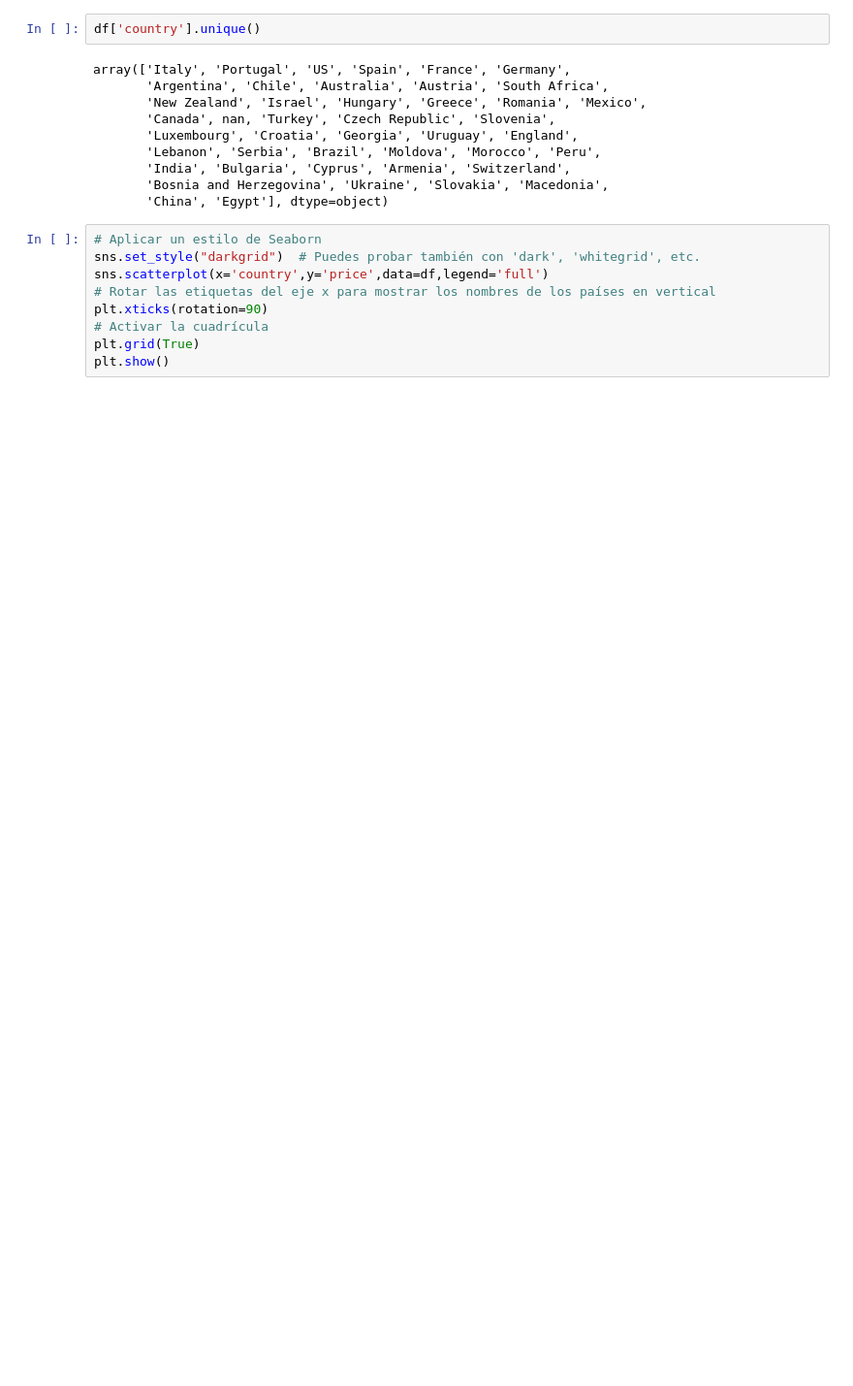
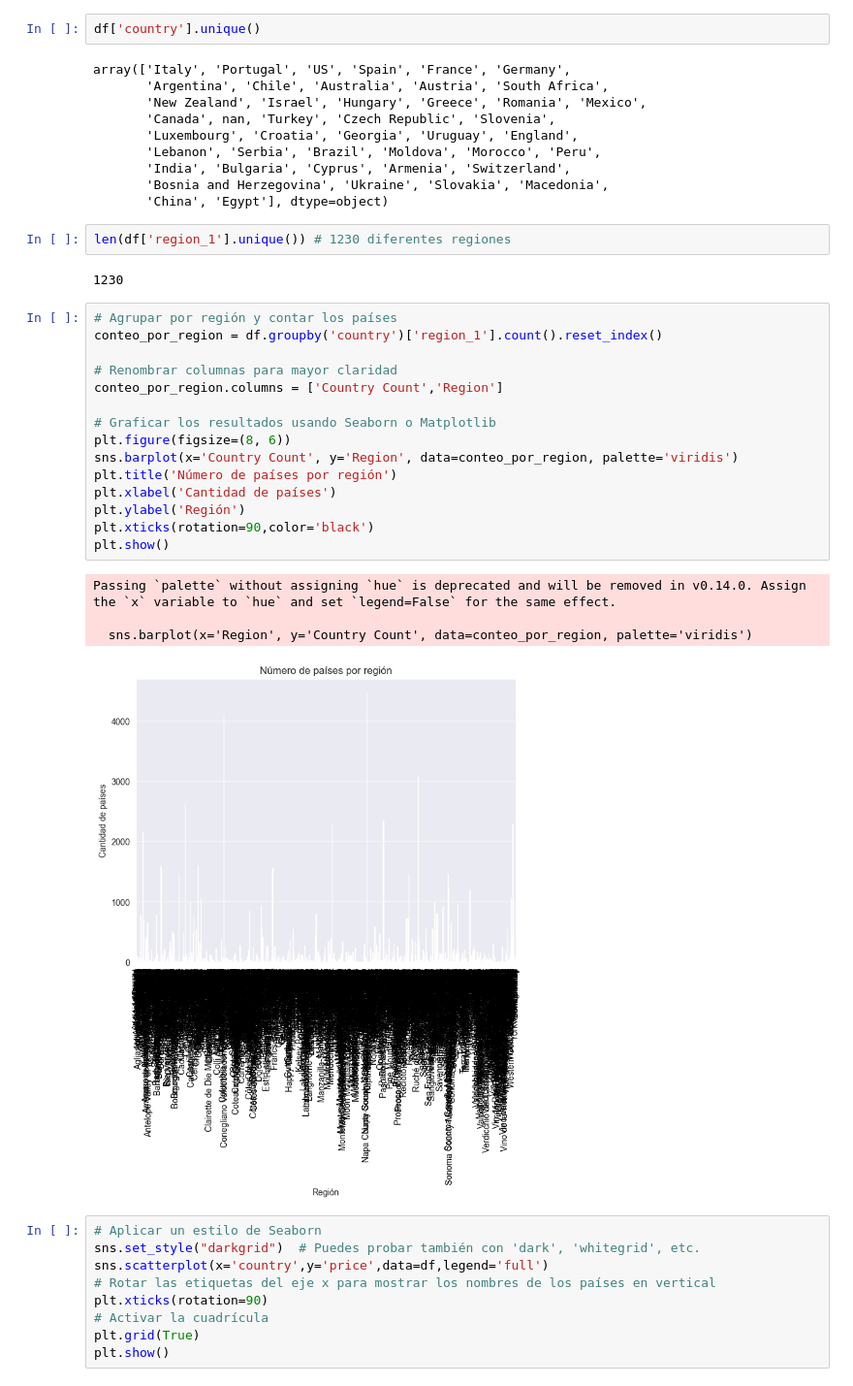
Before and after one commit to OscarMoralesMejia/UsoDeStreamlit, a Jupyter notebook: pages/eda.ipynb, the cells around one changed output. Shown at 97% size. Cells and saved outputs as stored; diff of their text form; blank space fills up the shorter version.

```diff
--- a/pages/eda.ipynb
+++ b/pages/eda.ipynb
@@ -22,6 +22,30 @@ array(['Italy', 'Portugal', 'US', 'Spain', 'France', 'Germany',
        'India', 'Bulgaria', 'Cyprus', 'Armenia', 'Switzerland',
        'Bosnia and Herzegovina', 'Ukraine', 'Slovakia', 'Macedonia',
        'China', 'Egypt'], dtype=object)
+# %%
+len(df['region_1'].unique()) # 1230 diferentes regiones
+# %% [output]
+1230
+# %%
+# Agrupar por región y contar los países
+conteo_por_region = df.groupby('country')['region_1'].count().reset_index()
+
+# Renombrar columnas para mayor claridad
+conteo_por_region.columns = ['Country Count','Region']
+
+# Graficar los resultados usando Seaborn o Matplotlib
+plt.figure(figsize=(8, 6))
+sns.barplot(x='Country Count', y='Region', data=conteo_por_region, palette='viridis')
+plt.title('Número de países por región')
+plt.xlabel('Cantidad de países')
+plt.ylabel('Región')
+plt.xticks(rotation=90,color='black')
+plt.show()
+# %% [output]
+Passing `palette` without assigning `hue` is deprecated and will be removed in v0.14.0. Assign the `x` variable to `hue` and set `legend=False` for the same effect.
+
+  sns.barplot(x='Region', y='Country Count', data=conteo_por_region, palette='viridis')
+[figure, added]
 # %%
 # Aplicar un estilo de Seaborn
 sns.set_style("darkgrid")  # Puedes probar también con 'dark', 'whitegrid', etc.
```
Also changed, not shown: parts of 7 cells of this notebook, 1 other file.
